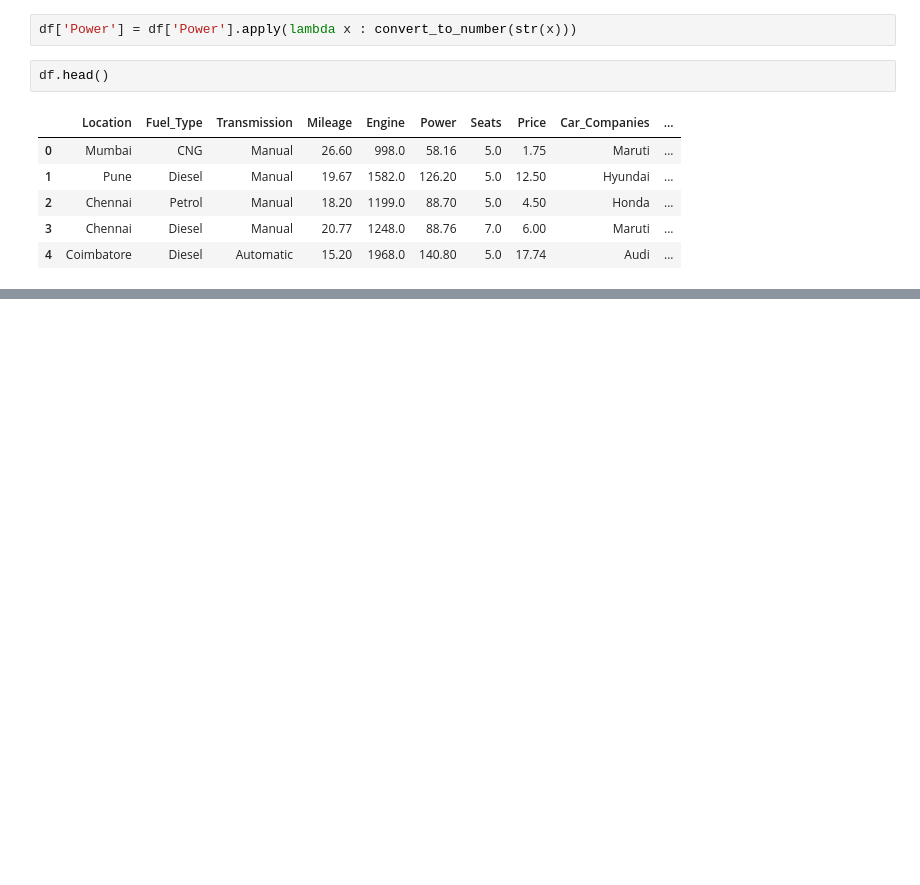
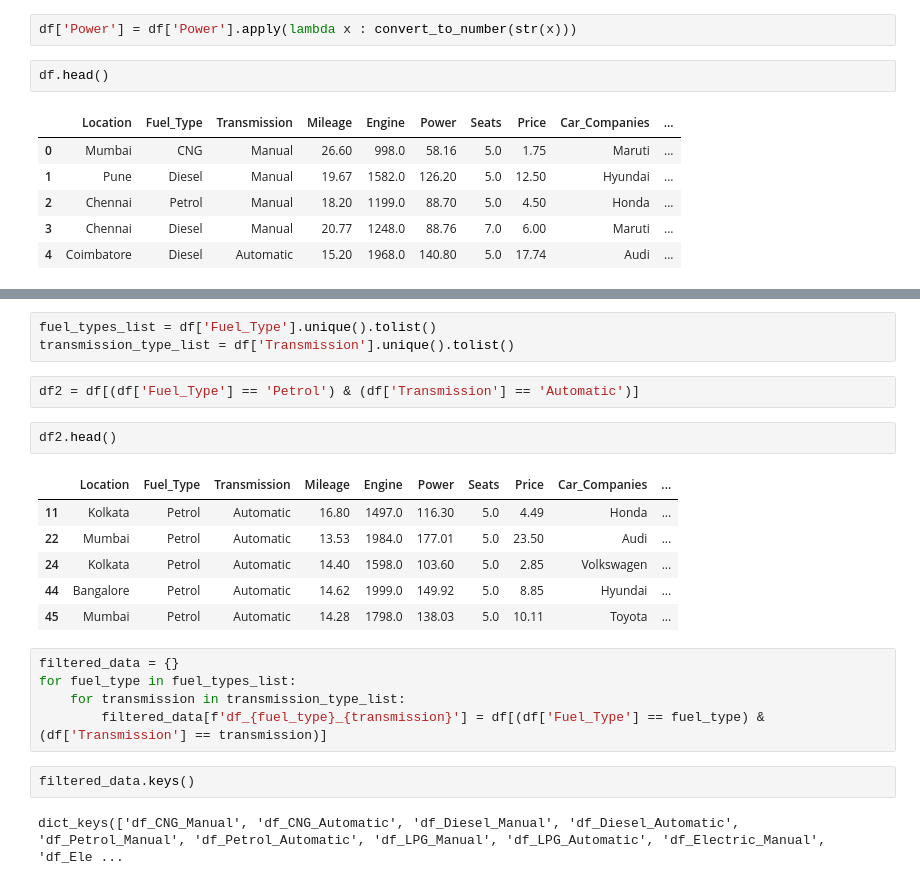
Before and after one commit to swaksh-war/G29-Python, a Jupyter notebook: carpricetraining.ipynb, the cells around one changed output, grey strips where cells are left out. Drawn from its saved outputs; the diff is of its cells as text; blank space fills up the shorter version.

```diff
--- a/carpricetraining.ipynb
+++ b/carpricetraining.ipynb
@@ -185,0 +206,23 @@ df.head()
+# %%
+fuel_types_list = df['Fuel_Type'].unique().tolist()
+transmission_type_list = df['Transmission'].unique().tolist()
+# %%
+df2 = df[(df['Fuel_Type'] == 'Petrol') & (df['Transmission'] == 'Automatic')]
+# %%
+df2.head()
+# %% [output]
+|  | Location | Fuel_Type | Transmission | Mileage | Engine | Power | Seats | Price | Car_Companies | ... |
+| 11 | Kolkata | Petrol | Automatic | 16.80 | 1497.0 | 116.30 | 5.0 | 4.49 | Honda | ... |
+| 22 | Mumbai | Petrol | Automatic | 13.53 | 1984.0 | 177.01 | 5.0 | 23.50 | Audi | ... |
+| 24 | Kolkata | Petrol | Automatic | 14.40 | 1598.0 | 103.60 | 5.0 | 2.85 | Volkswagen | ... |
+| 44 | Bangalore | Petrol | Automatic | 14.62 | 1999.0 | 149.92 | 5.0 | 8.85 | Hyundai | ... |
+| 45 | Mumbai | Petrol | Automatic | 14.28 | 1798.0 | 138.03 | 5.0 | 10.11 | Toyota | ... |
+# %%
+filtered_data = {}
+for fuel_type in fuel_types_list:
+    for transmission in transmission_type_list:
+        filtered_data[f'df_{fuel_type}_{transmission}'] = df[(df['Fuel_Type'] == fuel_type) & (df['Transmission'] == transmission)]
+# %%
+filtered_data.keys()
+# %% [output]
+dict_keys(['df_CNG_Manual', 'df_CNG_Automatic', 'df_Diesel_Manual', 'df_Diesel_Automatic', 'df_Petrol_Manual', 'df_Petrol_Automatic', 'df_LPG_Manual', 'df_LPG_Automatic', 'df_Electric_Manual', 'df_Ele ...
```
Also changed, not shown: parts of 13 cells of this notebook.
